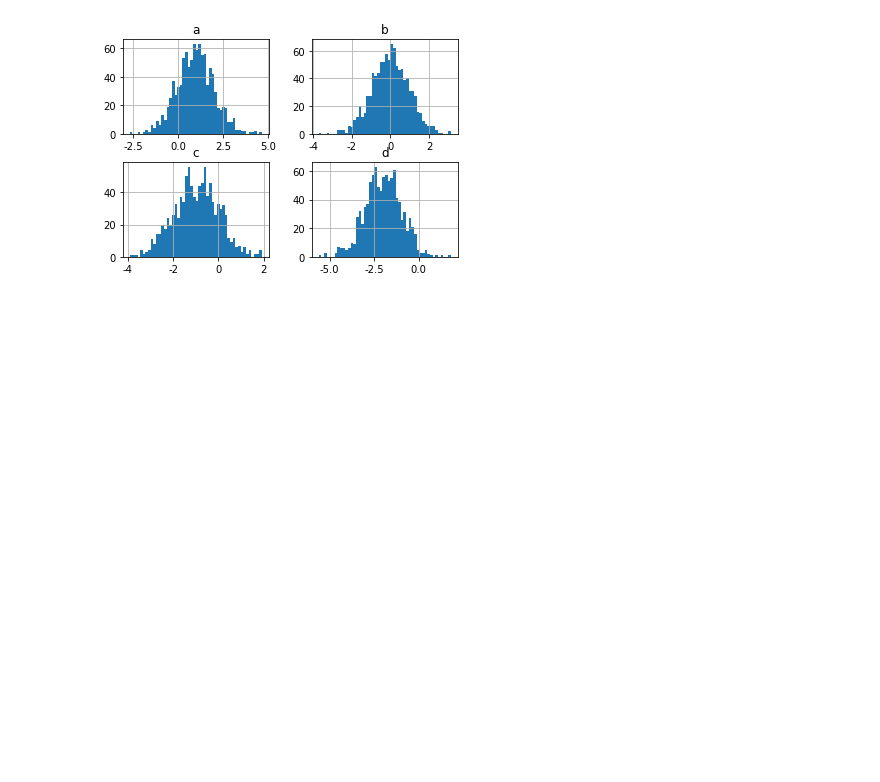
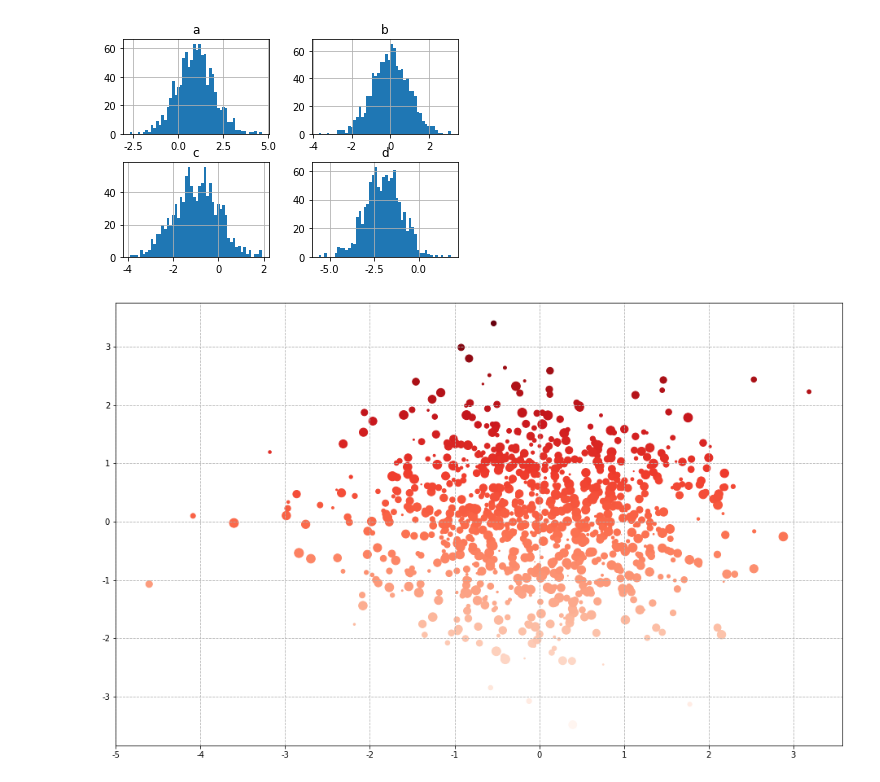
Before and after one commit to tsangyu98/matplotlib_study, a Jupyter notebook: matplotlib_part2.ipynb, the cells around one changed output. Saved outputs shown, nothing was run; the diff lists cells and outputs as text; code cells hidden in the pictures; blank space fills up the shorter version.

```diff
--- a/matplotlib_part2.ipynb
+++ b/matplotlib_part2.ipynb
@@ -343,0 +351,13 @@ array([[<matplotlib.axes._subplots.AxesSubplot object at 0x...>,
+# %%
+plt.figure(figsize=(16, 10))
+x = np.random.randn(1000)
+y = np.random.randn(1000)
+
+plt.scatter(x, y, s=np.random.rand(1000)*500, cmap='Reds', marker='.', c=y)
+plt.grid(linestyle='--')
+# s：散点的大小
+# c：散点的颜色
+# vmin,vmax：亮度设置，标量
+# cmap：colormap
+# %% [output]
+[figure, added]
```
Also changed, not shown: parts of 3 cells of this notebook.
